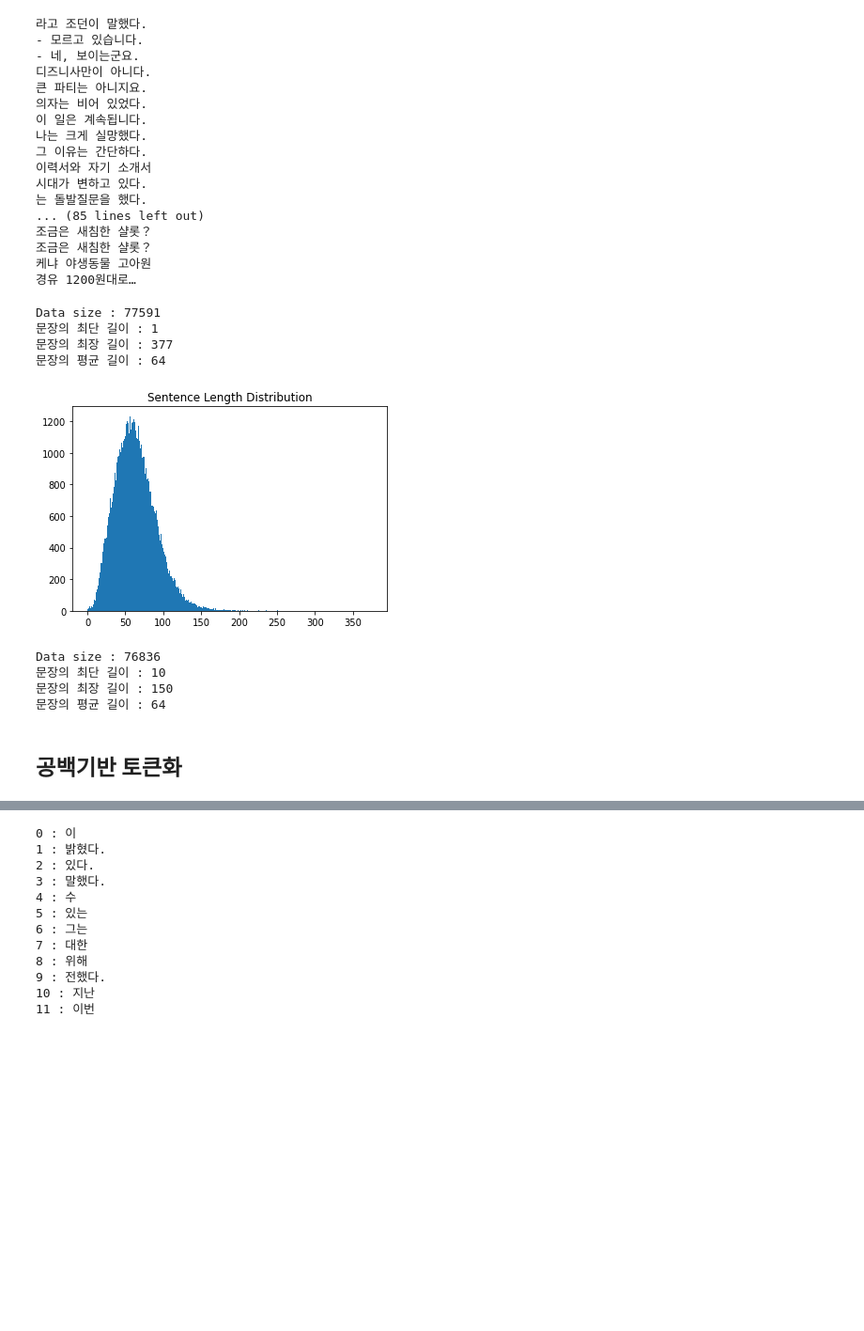
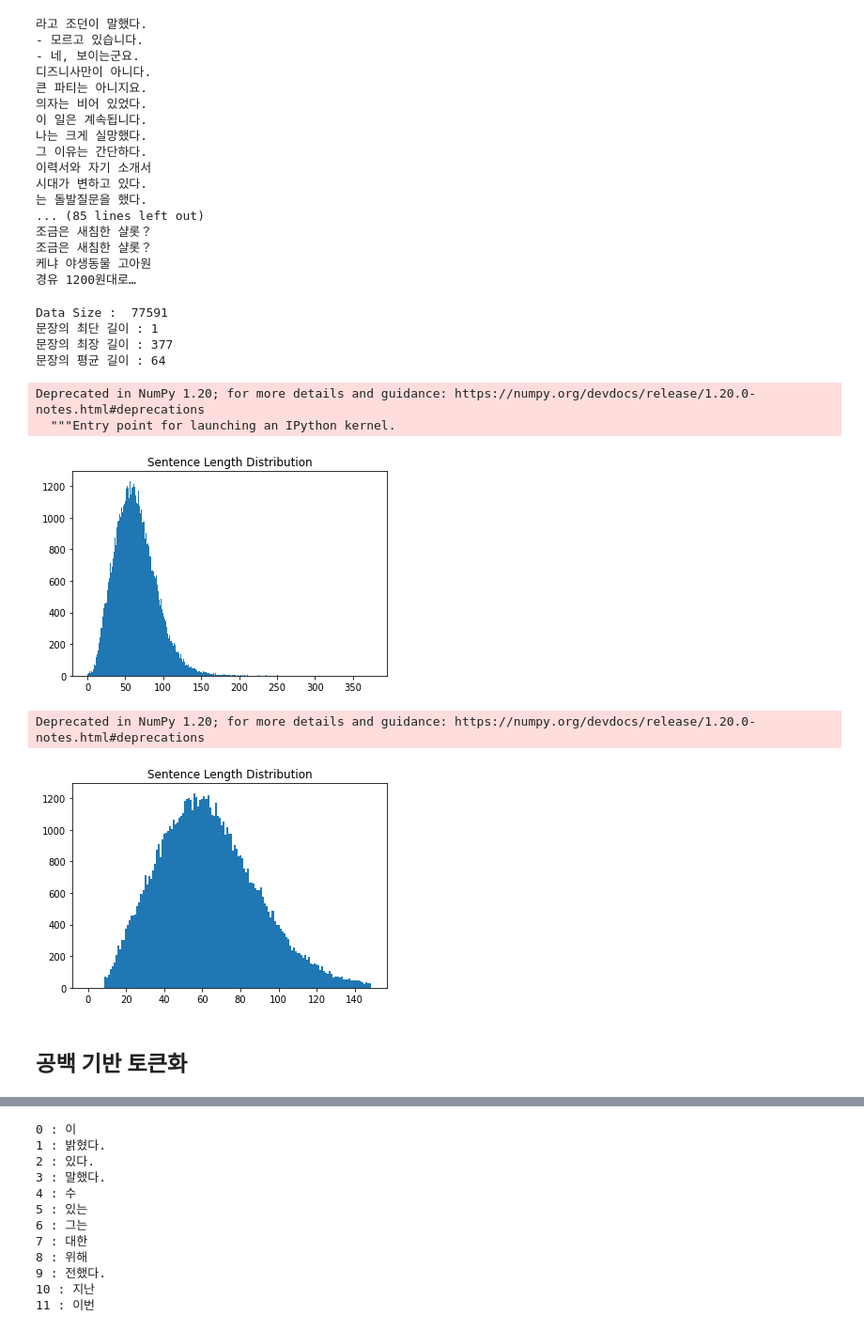
Before and after one commit to Mu-jun/tensorflow_nlp, a Jupyter notebook: class2_20220516_tokenization.ipynb, the cells around one changed output, grey strips where cells are left out. Shown at 94% size. Saved outputs shown, nothing was run; the diff lists cells and outputs as text; code cells hidden in the pictures; blank space fills up the shorter version.

```diff
--- a/class2_20220516_tokenization.ipynb
+++ b/class2_20220516_tokenization.ipynb
@@ -306,6 +306,6 @@ Data Size : 94123
 # %%
-print("Examples :")
-for sen in raw[:100:20]: print(">>",sen)
+print("Examples : ")
+for sen in raw[0:100][::20]: print(">>", sen)
 # %% [output]
 Examples :
 >> 개인용 컴퓨터 사용의 상당 부분은 "이것보다 뛰어날 수 있느냐?"
@@ -332,11 +332,11 @@ print("문장의 평균 길이 :", sum_len//len(raw))
 문장의 최장 길이 : 377
 문장의 평균 길이 : 60
 # %%
-sentence_length = np.zeros((max_len), dtype=np)
+sentence_length = np.zeros((max_len), dtype=np.int)
 for sen in raw:
     sentence_length[len(sen)-1] += 1
 
-plt.bar(range(max_len), sentence_length, width=1.0)
+plt.bar(range(max_len), sentence_length, width = 1.0)
 plt.title('Sentence Length Distribution')
 plt.show()
 # %% [output]
@@ -388,7 +390,7 @@ max_len = 0
 sum_len = 0
 
 cleaned_corpus = list(set(raw))
-print("Data size :", len(cleaned_corpus))
+print("Data Size : ", len(cleaned_corpus))
 
 for sen in cleaned_corpus:
     length = len(sen)
@@ -397,47 +399,44 @@ for sen in cleaned_corpus:
     sum_len += length
 
 print('문장의 최단 길이 :', min_len)
-print("문장의 최장 길이 :", max_len)
-print("문장의 평균 길이 :", sum_len//len(cleaned_corpus))
+print('문장의 최장 길이 :', max_len)
+print('문장의 평균 길이 :', sum_len//len(cleaned_corpus))
 # %% [output]
-Data size : 77591
+Data Size :  77591
 문장의 최단 길이 : 1
 문장의 최장 길이 : 377
 문장의 평균 길이 : 64
 # %%
-sentence_length = np.zeros((max_len), dtype=np)
+sentence_length = np.zeros((max_len), dtype=np.int)
 for sen in cleaned_corpus:
     sentence_length[len(sen)-1] += 1
 
-plt.bar(range(max_len), sentence_length, width=1.0)
+plt.bar(range(max_len), sentence_length, width = 1.0)
 plt.title('Sentence Length Distribution')
 plt.show()
 # %% [output]
+Deprecated in NumPy 1.20; for more details and guidance: https://numpy.org/devdocs/release/1.20.0-notes.html#deprecations
+  """Entry point for launching an IPython kernel.
 [figure]
-# %%
-min_len = 10
-max_len = 150
-sum_len = 0
-
-filtered_corpus = [s for s in cleaned_corpus if (len(s) < max_len) & (len(s) > min_len)]
-print("Data size :", len(filtered_corpus))
-
-for sen in filtered_corpus:
-    length = len(sen)
-    if min_len > length: min_len = length
-    if max_len < length: max_len = length
-    sum_len += length
-
-print('문장의 최단 길이 :', min_len)
-print("문장의 최장 길이 :", max_len)
-print("문장의 평균 길이 :", sum_len//len(filtered_corpus))
-# %% [output]
-Data size : 76836
-문장의 최단 길이 : 10
-문장의 최장 길이 : 150
-문장의 평균 길이 : 64
+# %%
+min_len = 10
+max_len = 150
+
+filtered_corpus = [s for s in cleaned_corpus if (len(s) < max_len) & (len(s) >= min_len)]
+
+sentence_length = np.zeros((max_len), dtype=np.int)
+
+for sen in filtered_corpus:
+    sentence_length[len(sen)-1] += 1
+
+plt.bar(range(max_len), sentence_length, width=1.0)
+plt.title("Sentence Length Distribution")
+plt.show()
+# %% [output]
+Deprecated in NumPy 1.20; for more details and guidance: https://numpy.org/devdocs/release/1.20.0-notes.html#deprecations
+[figure, added]
 # %% [markdown]
-## 공백기반 토큰화
+## 공백 기반 토큰화
 # %%
 import tensorflow as tf
 from tensorflow import keras
```
Also changed, not shown: parts of 22 cells of this notebook, 1 other file.
